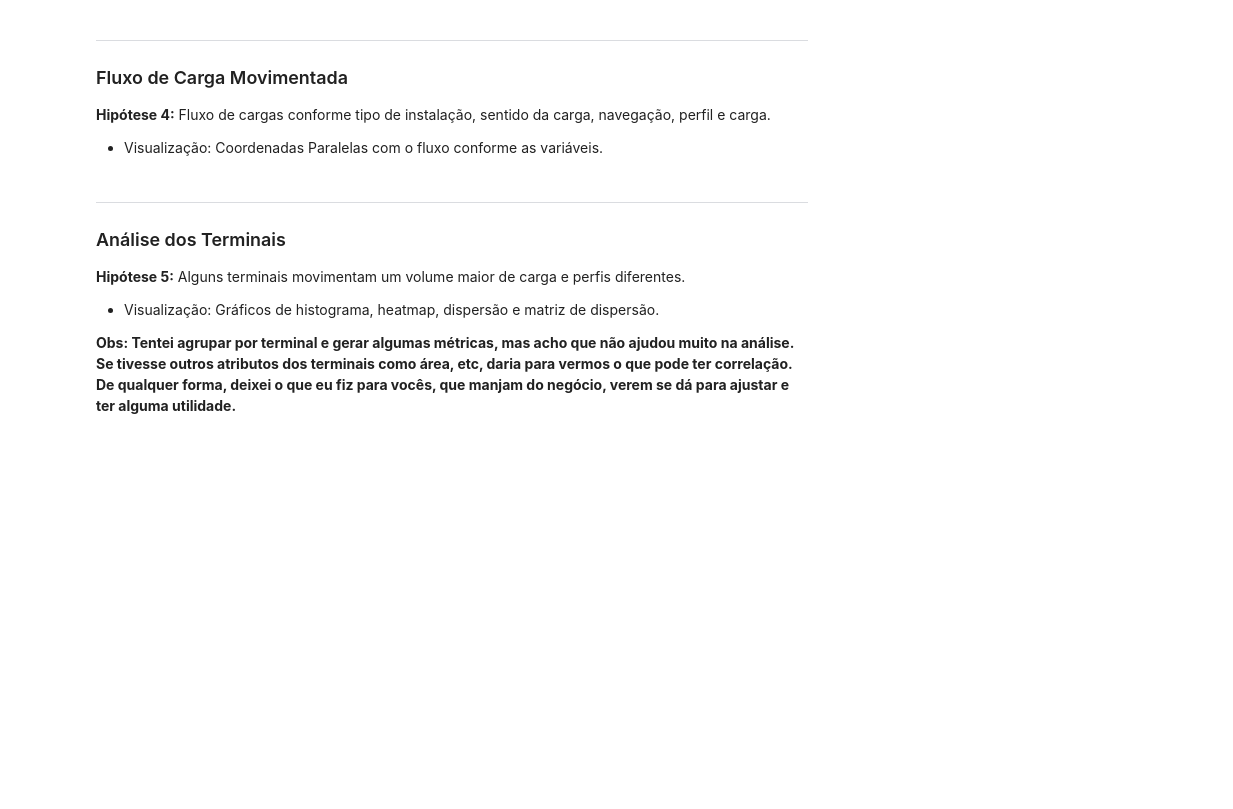
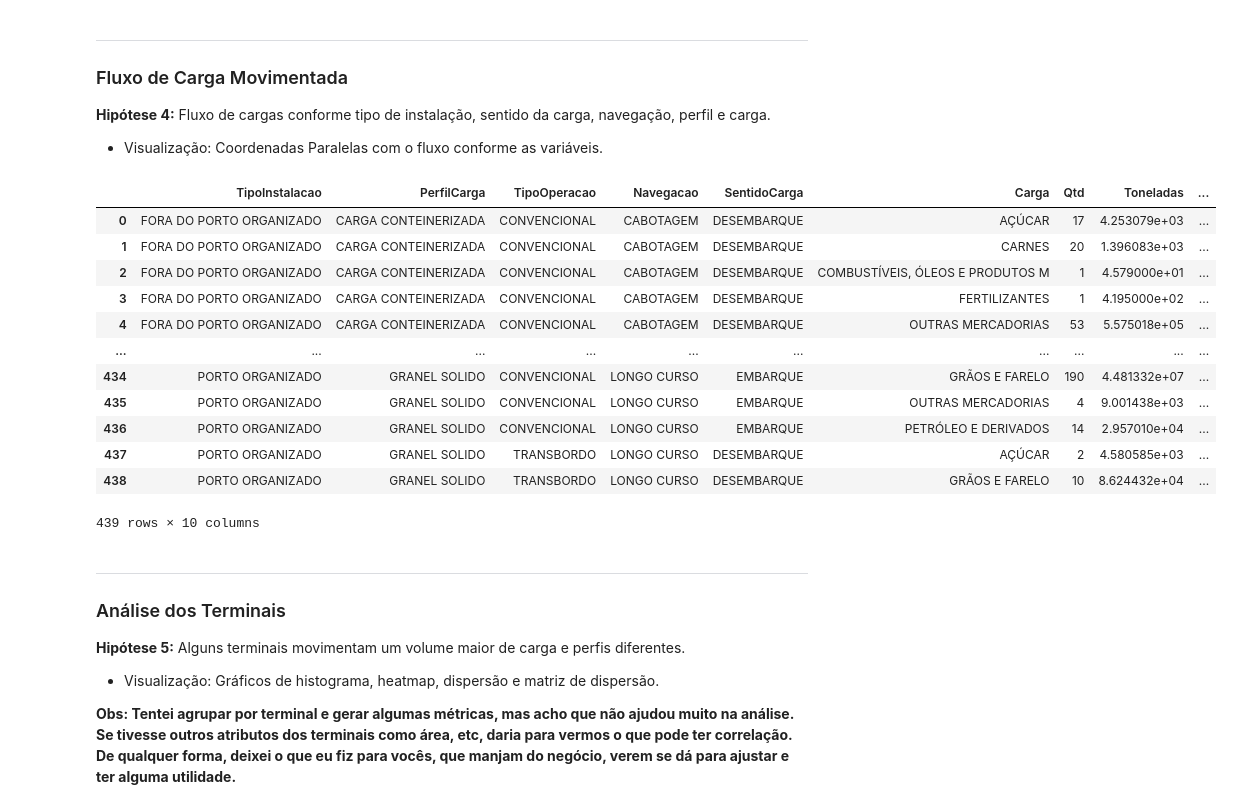
Before and after one commit to vendrame2/Infoviz-MensarioPortoSantos, a Jupyter notebook: EDA.ipynb, the cells around one changed output. Saved outputs shown, nothing was run; the diff lists cells and outputs as text; code cells hidden in the pictures; blank space fills up the shorter version.

```diff
--- a/EDA.ipynb
+++ b/EDA.ipynb
@@ -177,3 +202,25 @@ fig.show()
 ### Fluxo de Carga Movimentada
 **Hipótese 4:** Fluxo de cargas conforme tipo de instalação, sentido da carga, navegação, perfil e carga.
 - Visualização: Coordenadas Paralelas com o fluxo conforme as variáveis.
+# %%
+grpMov = movimentacaoGeo.query('Ano==2022').groupby(['TipoInstalacao', 'PerfilCarga', 'TipoOperacao',
+    'Navegacao', 'SentidoCarga', 'Carga']).agg(
+    Qtd=('Data','count'), Toneladas=('Toneladas','sum'),
+    TEUs=('TEUs','sum'), Unidades=('Unidades','sum')
+    ).reset_index().sort_values(by=['TipoInstalacao', 'PerfilCarga', 'TipoOperacao',
+    'Navegacao', 'SentidoCarga', 'Carga'])
+grpMov
+# %% [output]
+|  | TipoInstalacao | PerfilCarga | TipoOperacao | Navegacao | SentidoCarga | Carga | Qtd | Toneladas | ... |
+| 0 | FORA DO PORTO ORGANIZADO | CARGA CONTEINERIZADA | CONVENCIONAL | CABOTAGEM | DESEMBARQUE | AÇÚCAR | 17 | 4.253079e+03 | ... |
+| 1 | FORA DO PORTO ORGANIZADO | CARGA CONTEINERIZADA | CONVENCIONAL | CABOTAGEM | DESEMBARQUE | CARNES | 20 | 1.396083e+03 | ... |
+| 2 | FORA DO PORTO ORGANIZADO | CARGA CONTEINERIZADA | CONVENCIONAL | CABOTAGEM | DESEMBARQUE | COMBUSTÍVEIS, ÓLEOS E PRODUTOS M | 1 | 4.579000e+01 | ... |
+| 3 | FORA DO PORTO ORGANIZADO | CARGA CONTEINERIZADA | CONVENCIONAL | CABOTAGEM | DESEMBARQUE | FERTILIZANTES | 1 | 4.195000e+02 | ... |
+| 4 | FORA DO PORTO ORGANIZADO | CARGA CONTEINERIZADA | CONVENCIONAL | CABOTAGEM | DESEMBARQUE | OUTRAS MERCADORIAS | 53 | 5.575018e+05 | ... |
+| ... | ... | ... | ... | ... | ... | ... | ... | ... | ... |
+| 434 | PORTO ORGANIZADO | GRANEL SOLIDO | CONVENCIONAL | LONGO CURSO | EMBARQUE | GRÃOS E FARELO | 190 | 4.481332e+07 | ... |
+| 435 | PORTO ORGANIZADO | GRANEL SOLIDO | CONVENCIONAL | LONGO CURSO | EMBARQUE | OUTRAS MERCADORIAS | 4 | 9.001438e+03 | ... |
+| 436 | PORTO ORGANIZADO | GRANEL SOLIDO | CONVENCIONAL | LONGO CURSO | EMBARQUE | PETRÓLEO E DERIVADOS | 14 | 2.957010e+04 | ... |
+| 437 | PORTO ORGANIZADO | GRANEL SOLIDO | TRANSBORDO | LONGO CURSO | DESEMBARQUE | AÇÚCAR | 2 | 4.580585e+03 | ... |
+| 438 | PORTO ORGANIZADO | GRANEL SOLIDO | TRANSBORDO | LONGO CURSO | DESEMBARQUE | GRÃOS E FARELO | 10 | 8.624432e+04 | ... |
+439 rows × 10 columns
```
Also changed, not shown: parts of 7 cells of this notebook.
